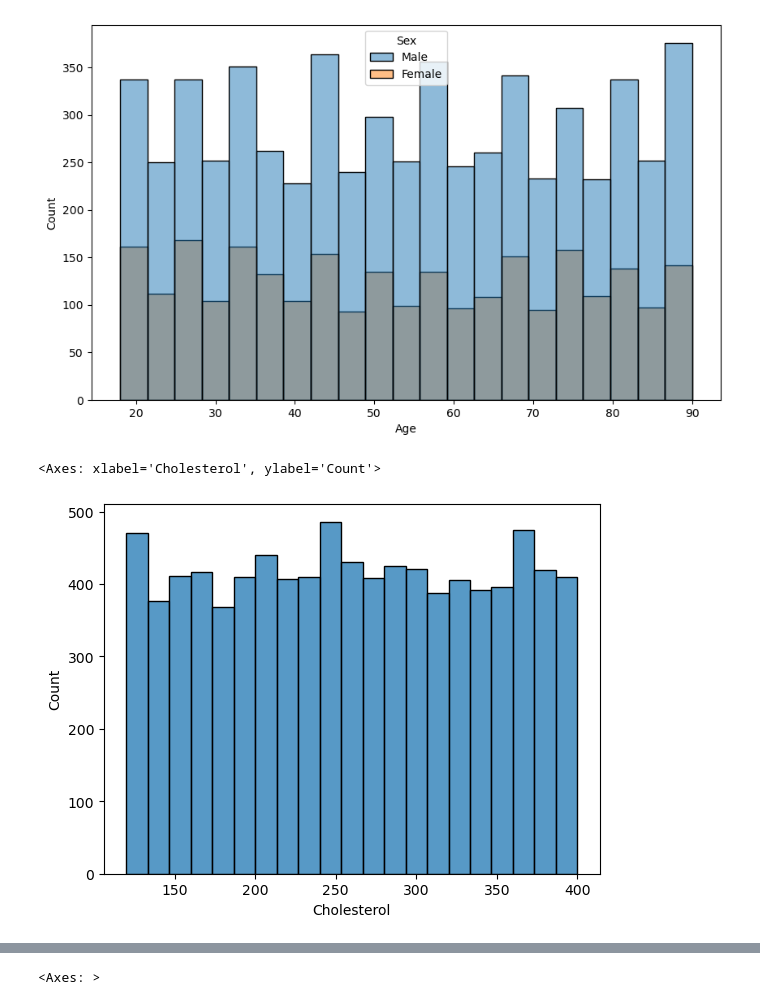
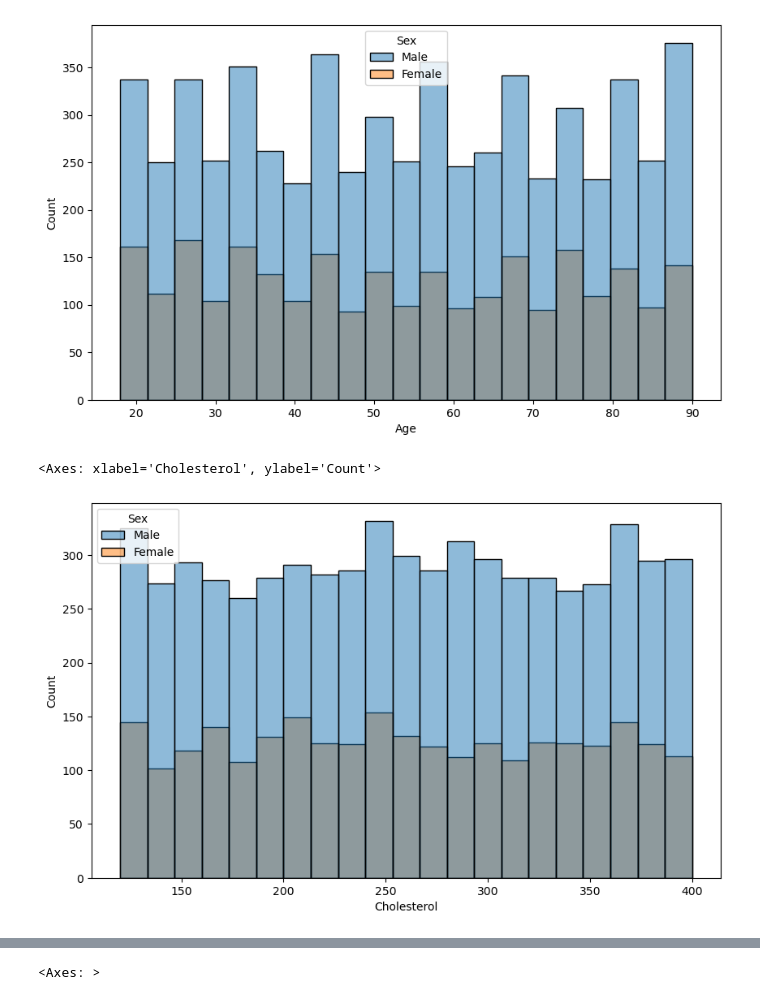
Before and after one commit to Hubert-Magdziak/Dimension-reduction, a Jupyter notebook: Dimension Reduction.ipynb, the cells around one changed output, grey strips where cells are left out. Drawn from its saved outputs; the diff is of its cells as text; code cells hidden in the pictures.

```diff
--- a/Dimension Reduction.ipynb
+++ b/Dimension Reduction.ipynb
@@ -77,10 +82,12 @@ sns.histplot(data = heart, x = "Age", hue = "Sex")
 <Axes: xlabel='Age', ylabel='Count'>
 [figure]
 # %%
-sns.histplot(data = heart , x = "Cholesterol")
+# Distribution of Cholesterol variable
+plt.figure(figsize = (10,6))
+sns.histplot(data = heart , x = "Cholesterol", hue = "Sex")
 # %% [output]
 <Axes: xlabel='Cholesterol', ylabel='Count'>
-[figure, old version]
+[figure, new version]
 # %%
 # Change variables sex and type of diet to dummy
 heart_dummies = pd.get_dummies(data = heart, columns= ["Sex", "Diet"], dtype=int)
```
Also changed, not shown: parts of 29 cells of this notebook.
